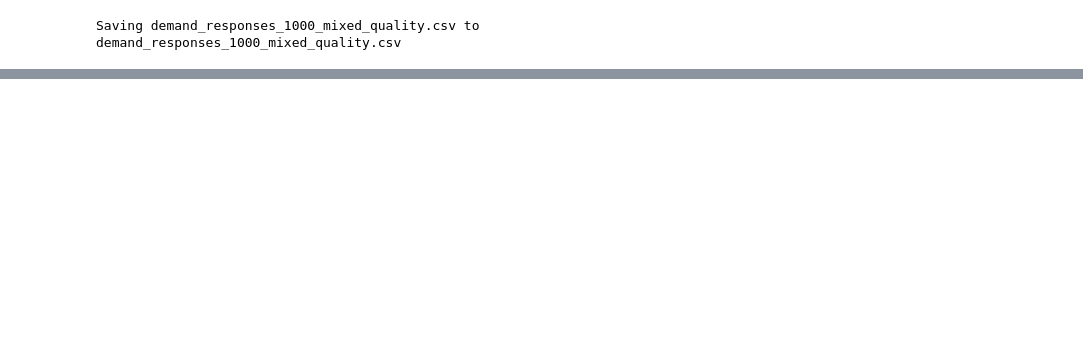
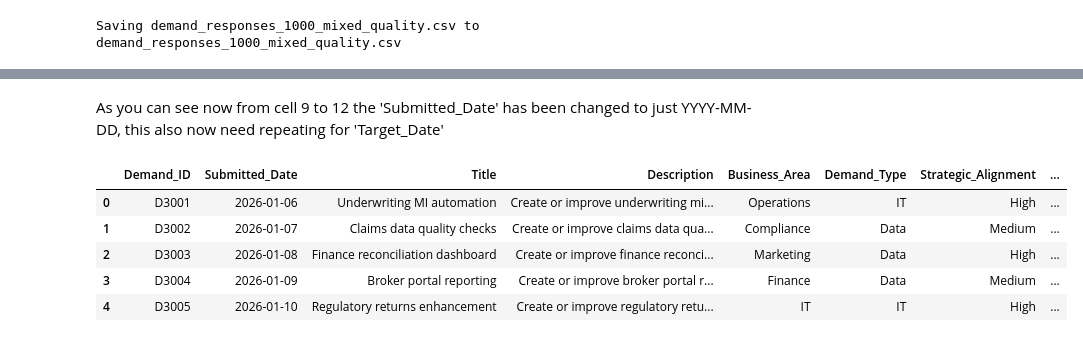
Before and after one commit to 54SADJCQB-BPPProfessionalPractice/SoftwareEngineeringDemandTriaging, a Jupyter notebook: Untitled2.ipynb, the cells around one changed output, grey strips where cells are left out. Drawn from its saved outputs; the diff is of its cells as text; code cells hidden in the pictures; blank space fills up the shorter version.

```diff
--- a/Untitled2.ipynb
+++ b/Untitled2.ipynb
@@ -28,0 +67,12 @@ File Uploaded:  {'demand_responses_1000_mixed_quality.csv': b'\xef\xbb\xbfDemand
+# %% [markdown]
+As you can see now from cell 9 to 12 the 'Submitted_Date' has been changed to just YYYY-MM-DD, this also now need repeating for 'Target_Date'
+# %%
+df['Target_Date'] = pd.to_datetime(df['Target_Date'], errors='coerce').dt.strftime('%Y-%m-%d')
+df.head()
+# %% [output]
+|  | Demand_ID | Submitted_Date | Title | Description | Business_Area | Demand_Type | Strategic_Alignment | ... |
+| 0 | D3001 | 2026-01-06 | Underwriting MI automation | Create or improve underwriting mi... | Operations | IT | High | ... |
+| 1 | D3002 | 2026-01-07 | Claims data quality checks | Create or improve claims data qua... | Compliance | Data | Medium | ... |
+| 2 | D3003 | 2026-01-08 | Finance reconciliation dashboard | Create or improve finance reconci... | Marketing | Data | High | ... |
+| 3 | D3004 | 2026-01-09 | Broker portal reporting | Create or improve broker portal r... | Finance | Data | Medium | ... |
+| 4 | D3005 | 2026-01-10 | Regulatory returns enhancement | Create or improve regulatory retu... | IT | IT | High | ... |
```
Also changed, not shown: parts of 7 cells of this notebook.
